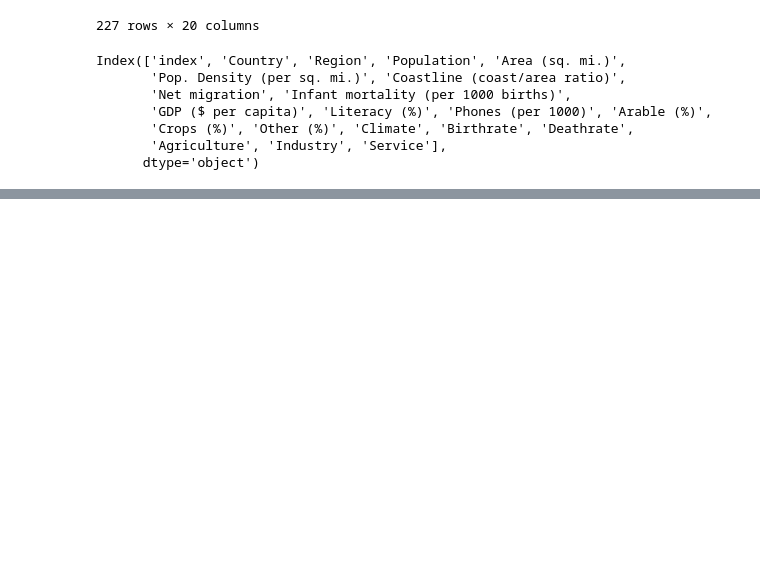
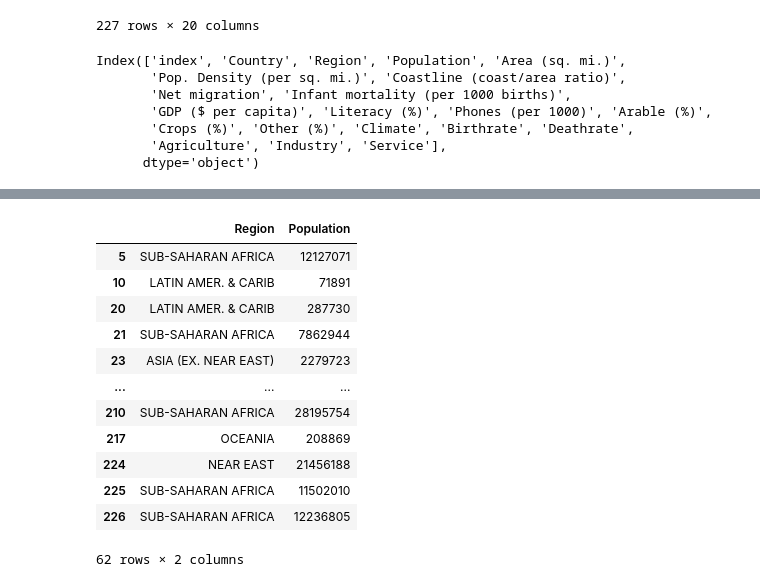
Before and after one commit to AntonShih/pandas_practice, a Jupyter notebook: indexing_filtering.ipynb, the cells around one changed output, grey strips where cells are left out. Cells and saved outputs as stored; diff of their text form; code cells hidden in the pictures; blank space fills up the shorter version.

```diff
--- a/indexing_filtering.ipynb
+++ b/indexing_filtering.ipynb
@@ -247,0 +281,16 @@ Index(['index', 'Country', 'Region', 'Population', 'Area (sq. mi.)',
+# %%
+country_info.loc[zero_migration_filter, ['Region', 'Population']] # 只查看0净迁移率国家的Region和Populatino列
+# %% [output]
+|  | Region | Population |
+| 5 | SUB-SAHARAN AFRICA | 12127071 |
+| 10 | LATIN AMER. & CARIB | 71891 |
+| 20 | LATIN AMER. & CARIB | 287730 |
+| 21 | SUB-SAHARAN AFRICA | 7862944 |
+| 23 | ASIA (EX. NEAR EAST) | 2279723 |
+| ... | ... | ... |
+| 210 | SUB-SAHARAN AFRICA | 28195754 |
+| 217 | OCEANIA | 208869 |
+| 224 | NEAR EAST | 21456188 |
+| 225 | SUB-SAHARAN AFRICA | 11502010 |
+| 226 | SUB-SAHARAN AFRICA | 12236805 |
+62 rows × 2 columns
```
Also changed, not shown: parts of 16 cells of this notebook.
